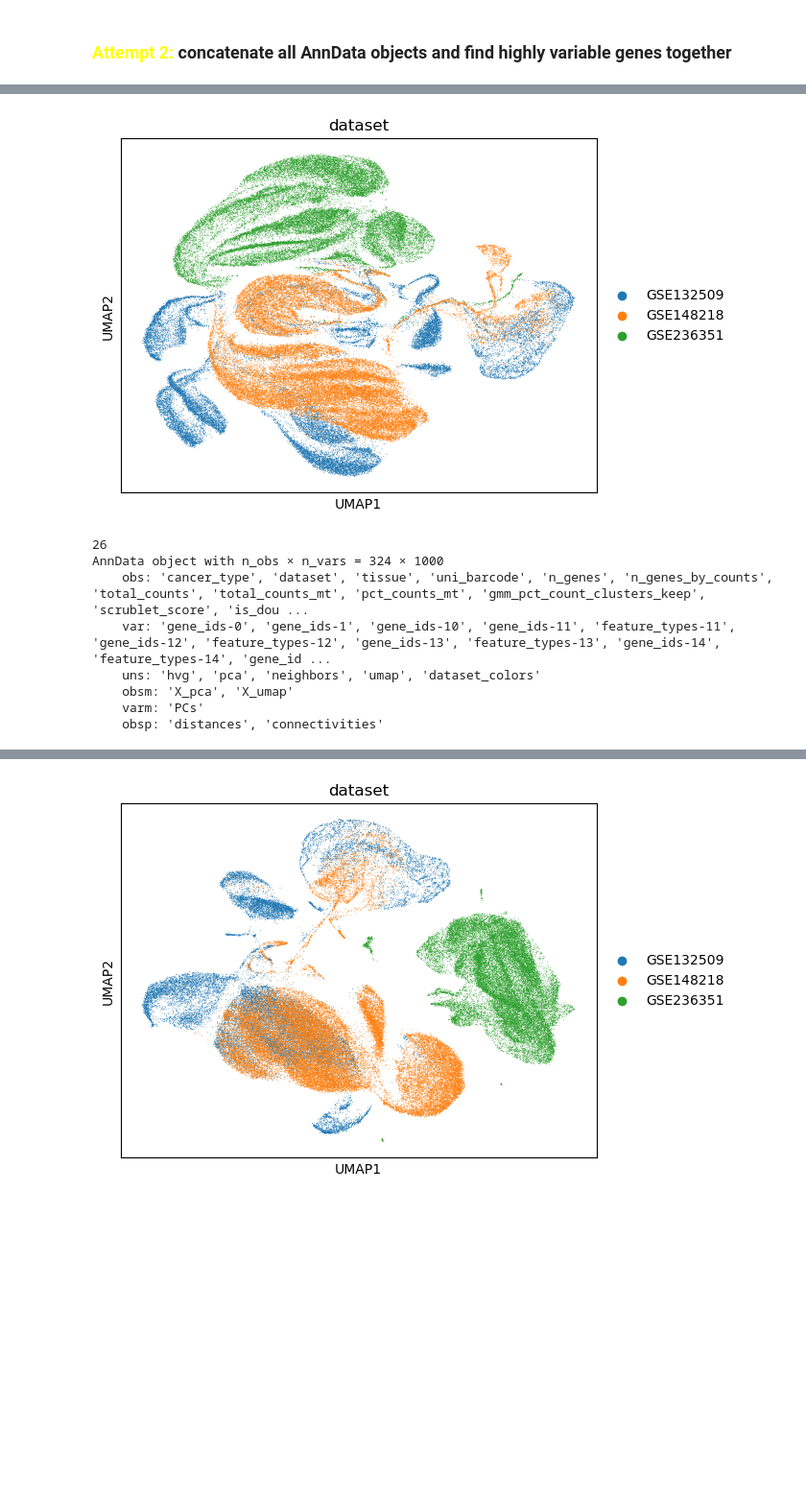
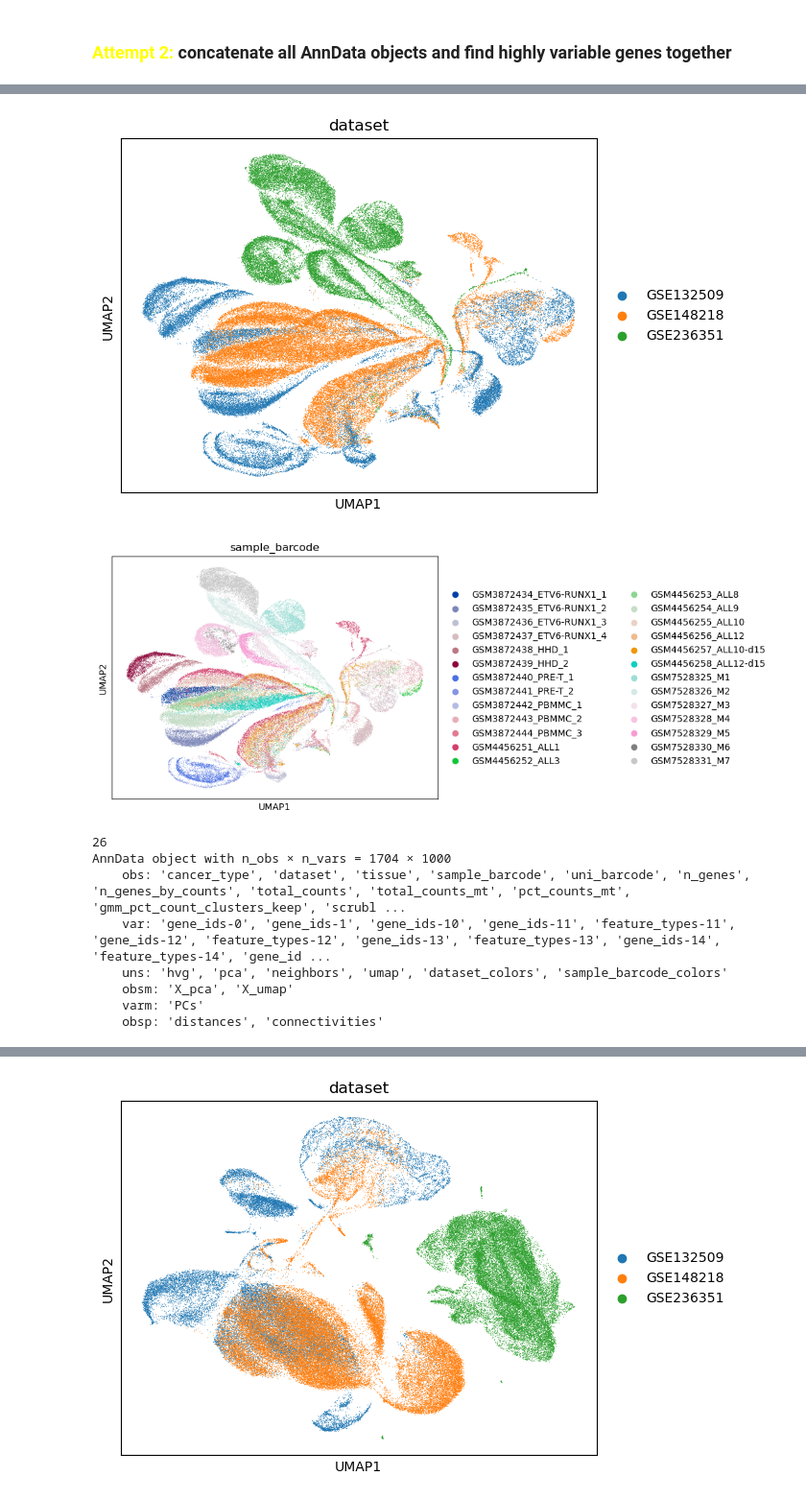
Before and after one commit to tuonglab/pan-paedcancer-scrnaseq, a Jupyter notebook: notebooks/integration_1000_hvg.ipynb, the cells around one changed output, grey strips where cells are left out. Shown at 96% size. Saved outputs shown, nothing was run; the diff lists cells and outputs as text; code cells hidden in the pictures; blank space fills up the shorter version.

Commit message:
Select HVGs using batch_key=sample_barcode

```diff
--- a/notebooks/integration_1000_hvg.ipynb
+++ b/notebooks/integration_1000_hvg.ipynb
@@ -103,7 +106,6 @@ for adata in adatas:
 # %%
 # Do the preprocessing
 
-# Use a dictionary to store AnnData objects (Key: sample_name, Value: filtered_anndata)
 adatas_filtered = []
 
 for adata in adatas_common_genes:
@@ -125,7 +127,7 @@ for adata in adatas_common_genes:
     sc.pp.highly_variable_genes(
         adata,
         n_top_genes=5000,
-        batch_key='dataset'
+        batch_key='sample_barcode'
     )
     adata = adata[:, adata.var.highly_variable]
     print(adata.shape)
@@ -285,6 +290,6 @@ adatas_filtered_all.var
 # %%
 # As we don't have enough target genes, we need to consider the 'next best' HVGs
-n_batches = len(adatas_filtered_all.obs['dataset'].cat.categories)
+n_batches = len(adatas_filtered_all.obs['sample_barcode'].cat.categories)
 
 # These are the genes that are variable across all batches
 nbatch1_dispersions = adatas_filtered_all.var['dispersions_norm'][adatas_filtered_all.var.highly_variable_nbatches > n_batches - 1]
@@ -327,8 +338,10 @@ sc.pp.neighbors(adatas_filtered_hvg_all) # Determine the kNN graph
 sc.tl.umap(adatas_filtered_hvg_all) # Calculate the UMAP
 # %%
 sc.pl.umap(adatas_filtered_hvg_all, color=['dataset'])
+sc.pl.umap(adatas_filtered_hvg_all, color=['sample_barcode'])
 # %% [output]
-[figure, old version]
+[figure, new version]
+[figure, added]
 # %%
 # Split the meta AnnData
 adatas_filtered_hvg = []
@@ -340,10 +353,10 @@ print(len(adatas_filtered_hvg))
 print(adatas_filtered_hvg[0])
 # %% [output]
 26
-AnnData object with n_obs × n_vars = 324 × 1000
-    obs: 'cancer_type', 'dataset', 'tissue', 'uni_barcode', 'n_genes', 'n_genes_by_counts', 'total_counts', 'total_counts_mt', 'pct_counts_mt', 'gmm_pct_count_clusters_keep', 'scrublet_score', 'is_dou ...
+AnnData object with n_obs × n_vars = 1704 × 1000
+    obs: 'cancer_type', 'dataset', 'tissue', 'sample_barcode', 'uni_barcode', 'n_genes', 'n_genes_by_counts', 'total_counts', 'total_counts_mt', 'pct_counts_mt', 'gmm_pct_count_clusters_keep', 'scrubl ...
     var: 'gene_ids-0', 'gene_ids-1', 'gene_ids-10', 'gene_ids-11', 'feature_types-11', 'gene_ids-12', 'feature_types-12', 'gene_ids-13', 'feature_types-13', 'gene_ids-14', 'feature_types-14', 'gene_id ...
-    uns: 'hvg', 'pca', 'neighbors', 'umap', 'dataset_colors'
+    uns: 'hvg', 'pca', 'neighbors', 'umap', 'dataset_colors', 'sample_barcode_colors'
     obsm: 'X_pca', 'X_umap'
     varm: 'PCs'
     obsp: 'distances', 'connectivities'
```
Also changed, not shown: parts of 18 cells of this notebook.
